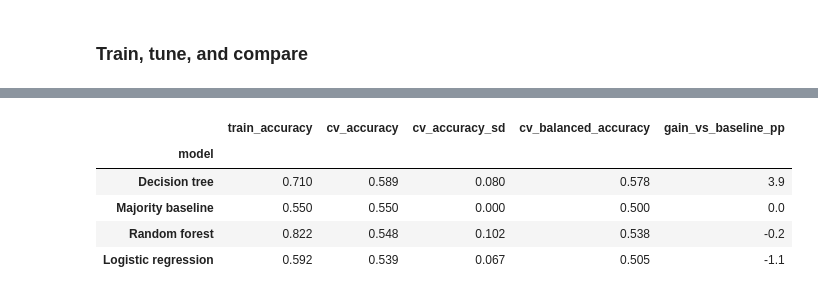
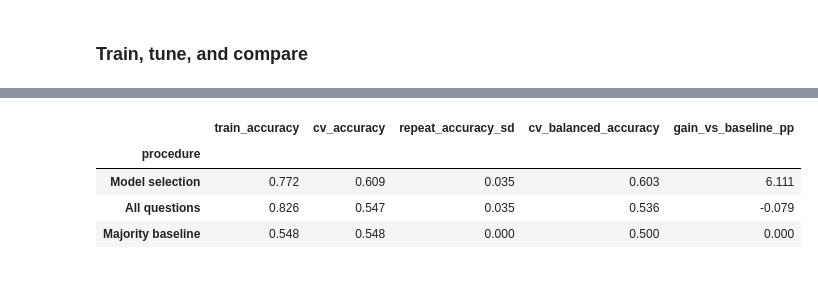
Before and after one commit to ca34525/QWFuFPmtYoLpq4Qt, a Jupyter notebook: notebooks/1.0-CTA-customer-happiness-analysis.ipynb, the cells around one changed output, grey strips where cells are left out. Cells and saved outputs as stored; diff of their text form; code cells hidden in the pictures.

```diff
--- a/notebooks/1.0-CTA-customer-happiness-analysis.ipynb
+++ b/notebooks/1.0-CTA-customer-happiness-analysis.ipynb
@@ -200,19 +202,8 @@ The split leaves 100 training responses and 26 test responses. One additional co
 # %%
-from sklearn.model_selection import train_test_split
-
-X = raw_df[FEATURE_COLUMNS].copy()
-y = raw_df[TARGET_COLUMN].copy()
-
-X_train, X_test, y_train, y_test = train_test_split(
-    X,
-    y,
-    test_size=0.20,
-    random_state=RANDOM_STATE,
-    stratify=y,
-)
-
+# They now contain all responses, with no permanent test set.
+X_train = raw_df[FEATURE_COLUMNS].copy()
+y_train = raw_df[TARGET_COLUMN].copy()
 train_df = X_train.join(y_train)
 
-print(f"Training rows: {len(X_train)}")
-print(f"Test rows reserved: {len(X_test)}")
+print(f"Responses available for nested cross-validation: {len(X_train)}")
 # %% [output]
@@ -407,6 +407,7 @@ for name, param_grid in param_grids.items():
 ### Train, tune, and compare
 # %%
 cv_results = {}
+repeat_rows = []
 comparison_rows = []
 
 for name, model in models.items():
@@ -422,28 +423,61 @@ for name, model in models.items():
         return_estimator=True,
         error_score="raise",
     )
+    cv_results[name] = scores
 
-    cv_results[name] = scores
+    # Combine the five held-out folds within each repetition.
+    repeat_predictions = np.empty((N_REPEATS, len(y_train)), dtype=int)
+
+    for split_index, ((_, test_index), fitted_model) in enumerate(
+        zip(cv_splits, scores["estimator"])
+    ):
+        repeat = split_index // N_SPLITS
+        repeat_predictions[repeat, test_index] = fitted_model.predict(
+            X_train.iloc[test_index]
+        )
+
+    accuracies = []
+    balanced_accuracies = []
+
+    for repeat, predictions in enumerate(repeat_predictions, start=1):
+        accuracy = accuracy_score(y_train, predictions)
+        balanced_accuracy = balanced_accuracy_score(y_train, predictions)
+
+        accuracies.append(accuracy)
+        balanced_accuracies.append(balanced_accuracy)
+        repeat_rows.append(
+            {
+                "procedure": name,
+                "repeat": repeat,
+                "accuracy": accuracy,
+                "balanced_accuracy": balanced_accuracy,
+            }
+        )
 
     comparison_rows.append(
         {
-            "model": name,
+            "procedure": name,
             "train_accuracy": scores["train_accuracy"].mean(),
-            "cv_accuracy": scores["test_accuracy"].mean(),
-            "cv_accuracy_sd": scores["test_accuracy"].std(ddof=1),
-            "cv_balanced_accuracy": scores["test_balanced_accuracy"].mean(),
+            "cv_accuracy": np.mean(accuracies),
+            "repeat_accuracy_sd": np.std(accuracies, ddof=1),
+            "cv_balanced_accuracy": np.mean(balanced_accuracies),
         }
     )
 
-comparison = pd.DataFrame(comparison_rows).set_index("model")
+repeat_results = pd.DataFrame(repeat_rows)
+comparison = pd.DataFrame(comparison_rows).set_index("procedure")
 
 baseline_accuracy = comparison.loc["Majority baseline", "cv_accuracy"]
-
 comparison["gain_vs_baseline_pp"] = (
     comparison["cv_accuracy"] - baseline_accuracy
 ).mul(100)
 
-comparison = comparison.sort_values("cv_accuracy", ascending=False)
-
 display(comparison.round(3))
+display(
+    repeat_results.pivot(
+        index="repeat",
+        columns="procedure",
+        values="accuracy",
+    ).round(3)
+)
 # %% [output]
@@ -454,6 +487,5 @@ Evaluating Random forest...
-|  | train_accuracy | cv_accuracy | cv_accuracy_sd | cv_balanced_accuracy | gain_vs_baseline_pp |
-| model |  |  |  |  |  |
-| Decision tree | 0.710 | 0.589 | 0.080 | 0.578 | 3.9 |
-| Majority baseline | 0.550 | 0.550 | 0.000 | 0.500 | 0.0 |
-| Random forest | 0.822 | 0.548 | 0.102 | 0.538 | -0.2 |
-| Logistic regression | 0.592 | 0.539 | 0.067 | 0.505 | -1.1 |
+|  | train_accuracy | cv_accuracy | repeat_accuracy_sd | cv_balanced_accuracy | gain_vs_baseline_pp |
+| procedure |  |  |  |  |  |
+| Model selection | 0.772 | 0.609 | 0.035 | 0.603 | 6.111 |
+| All questions | 0.826 | 0.547 | 0.035 | 0.536 | -0.079 |
+| Majority baseline | 0.548 | 0.548 | 0.000 | 0.500 | 0.000 |
```
Also changed, not shown: parts of 24 cells of this notebook, 3 other files.
